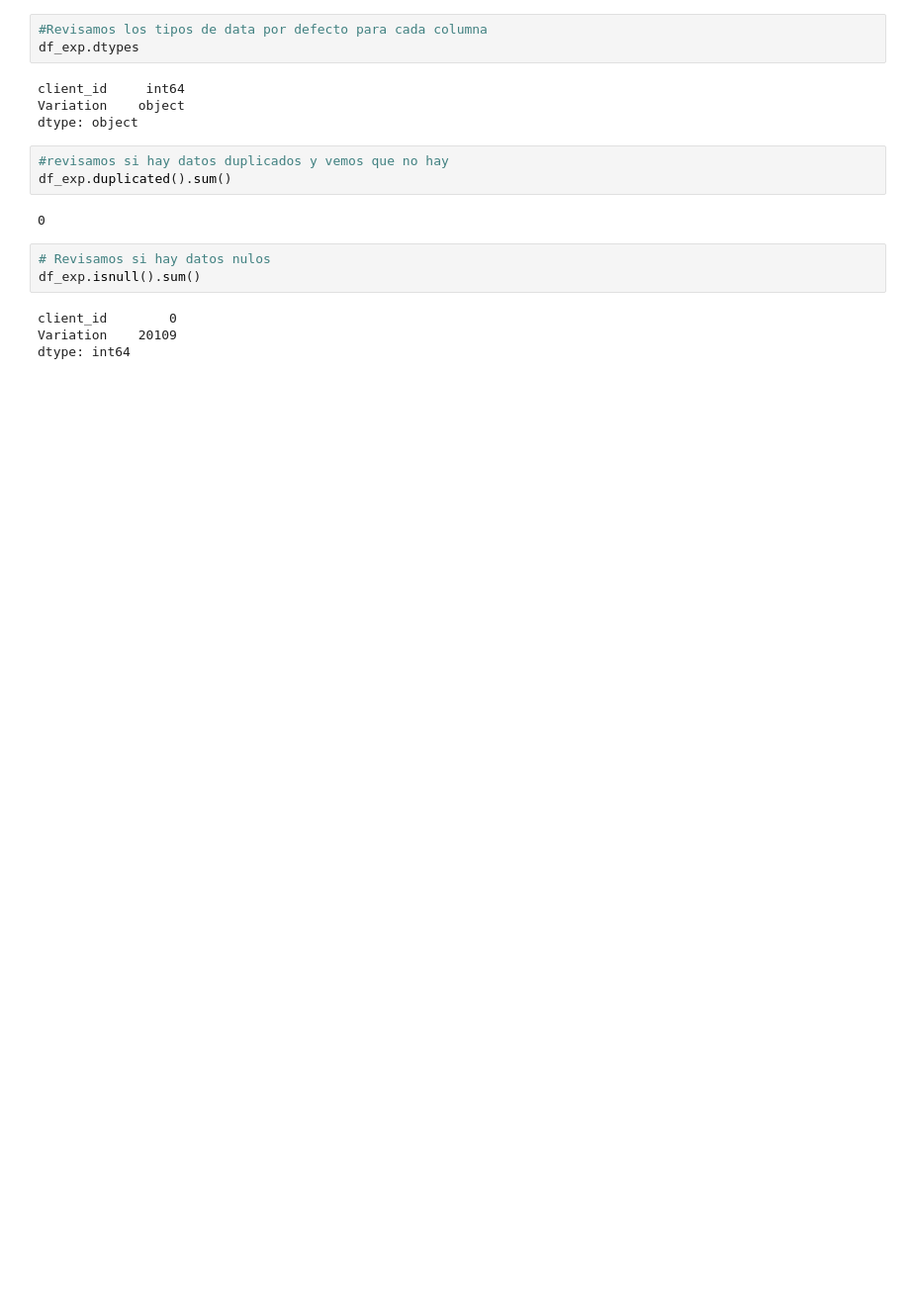
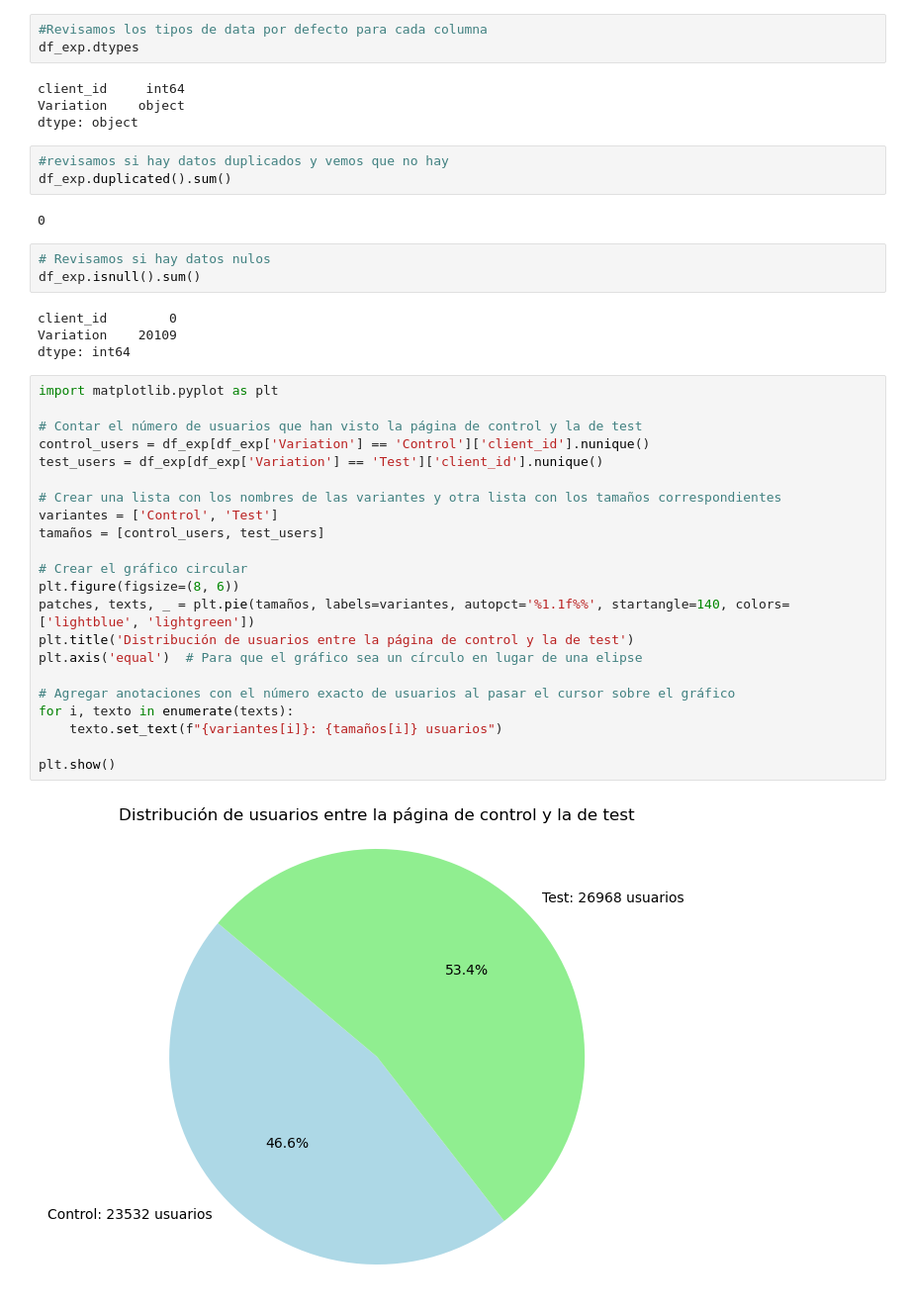
Before and after one commit to alicia-perez-diez/vanguard, a Jupyter notebook: notebooks/main.ipynb, the cells around one changed output. Shown at 99% size. Drawn from its saved outputs; the diff is of its cells as text; blank space fills up the shorter version.

```diff
--- a/notebooks/main.ipynb
+++ b/notebooks/main.ipynb
@@ -759,3 +704,27 @@ df_exp.isnull().sum()
 client_id        0
 Variation    20109
 dtype: int64
+# %%
+import matplotlib.pyplot as plt
+
+# Contar el número de usuarios que han visto la página de control y la de test
+control_users = df_exp[df_exp['Variation'] == 'Control']['client_id'].nunique()
+test_users = df_exp[df_exp['Variation'] == 'Test']['client_id'].nunique()
+
+# Crear una lista con los nombres de las variantes y otra lista con los tamaños correspondientes
+variantes = ['Control', 'Test']
+tamaños = [control_users, test_users]
+
+# Crear el gráfico circular
+plt.figure(figsize=(8, 6))
+patches, texts, _ = plt.pie(tamaños, labels=variantes, autopct='%1.1f%%', startangle=140, colors=['lightblue', 'lightgreen'])
+plt.title('Distribución de usuarios entre la página de control y la de test')
+plt.axis('equal')  # Para que el gráfico sea un círculo en lugar de una elipse
+
+# Agregar anotaciones con el número exacto de usuarios al pasar el cursor sobre el gráfico
+for i, texto in enumerate(texts):
+    texto.set_text(f"{variantes[i]}: {tamaños[i]} usuarios")
+
+plt.show()
+# %% [output]
+[figure, added]
```
Also changed, not shown: parts of 36 cells of this notebook.
